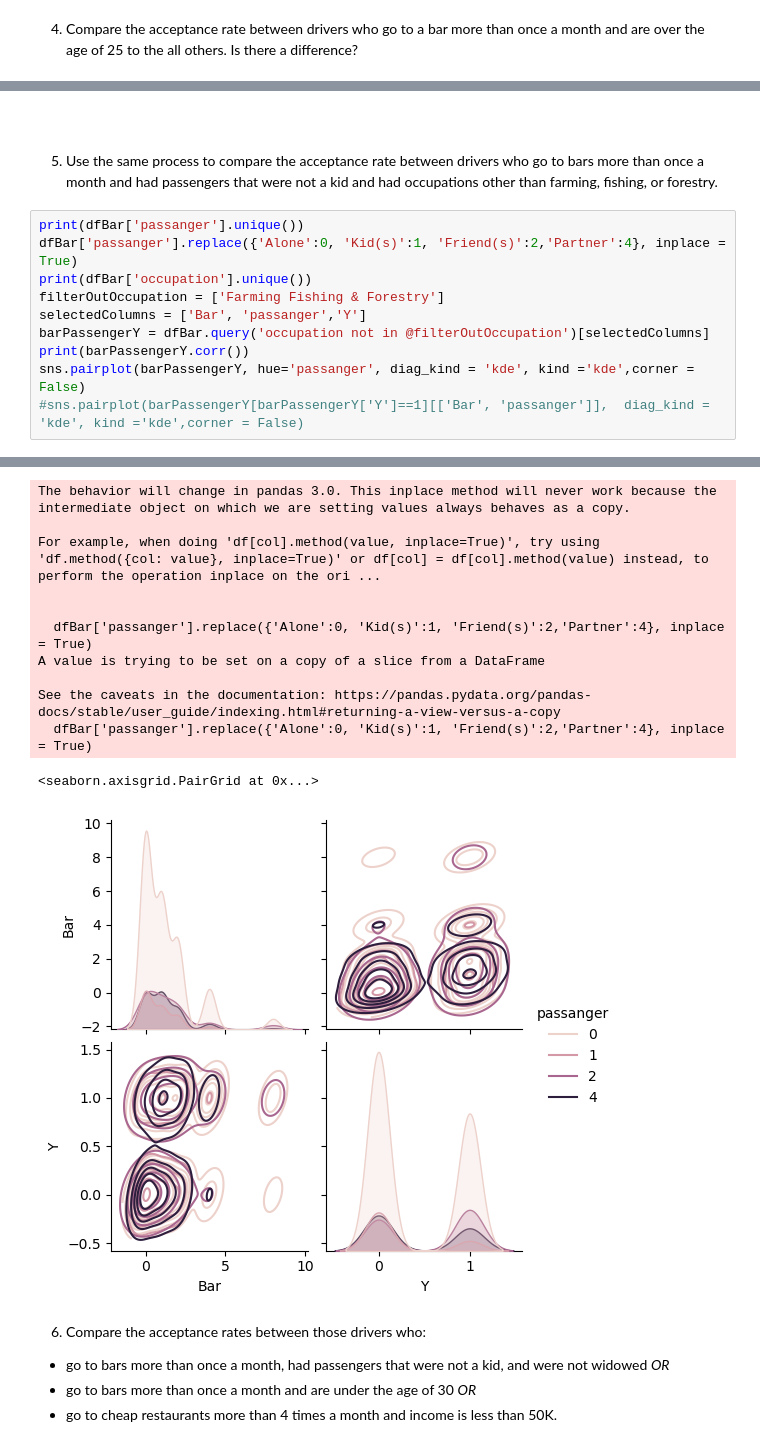
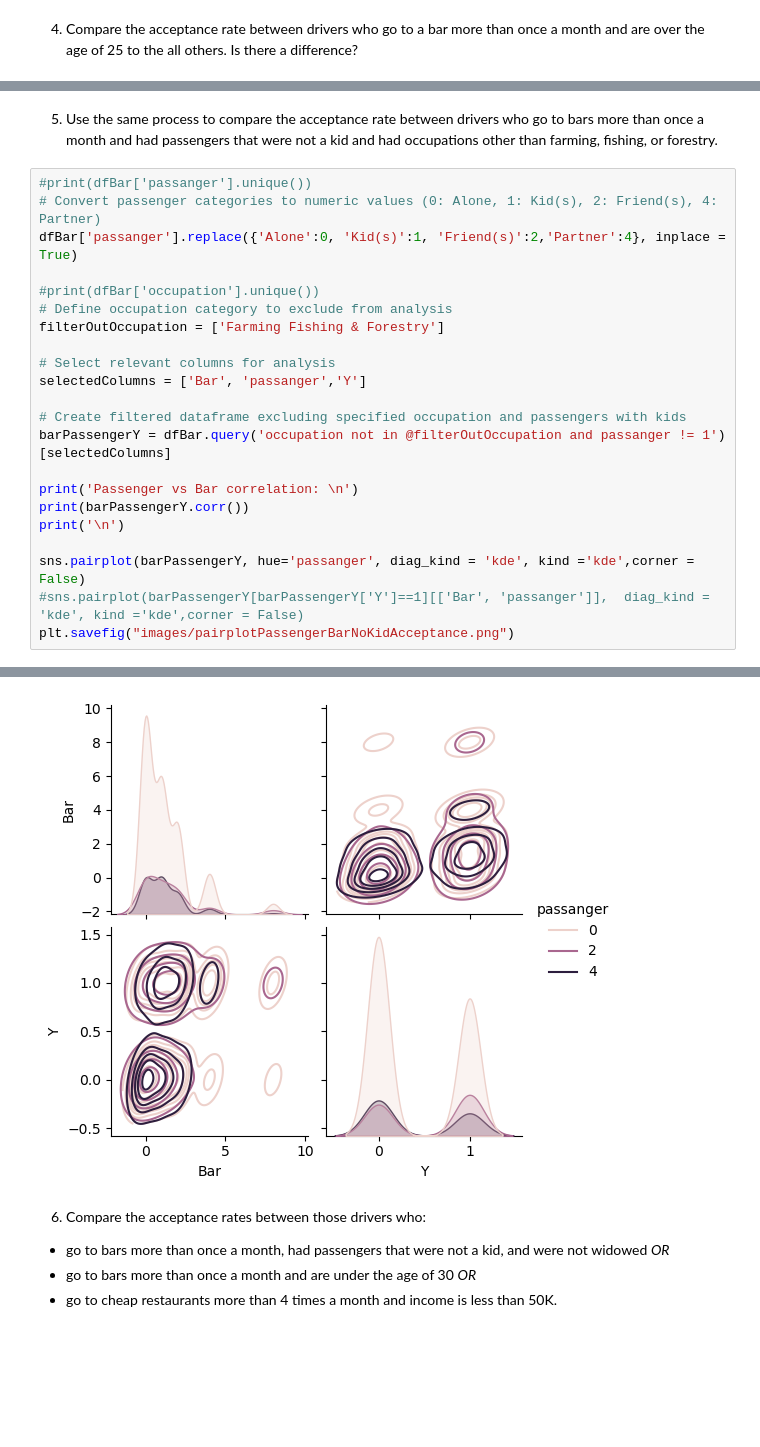
Before and after one commit to zeino/practical-application-5.1, a Jupyter notebook: prompt.ipynb, the cells around one changed output, grey strips where cells are left out. Saved outputs shown, nothing was run; the diff lists cells and outputs as text; blank space fills up the shorter version.

```diff
--- a/prompt.ipynb
+++ b/prompt.ipynb
@@ -465,16 +475,26 @@ Y   -0.124452  0.355318  1.000000
 [figure]
-# %% [markdown]
-#
 # %% [markdown]
 5. Use the same process to compare the acceptance rate between drivers who go to bars more than once a month and had passengers that were not a kid and had occupations other than farming, fishing, or forestry.
 # %%
-print(dfBar['passanger'].unique())
+#print(dfBar['passanger'].unique())
+# Convert passenger categories to numeric values (0: Alone, 1: Kid(s), 2: Friend(s), 4: Partner)
 dfBar['passanger'].replace({'Alone':0, 'Kid(s)':1, 'Friend(s)':2,'Partner':4}, inplace = True)
-print(dfBar['occupation'].unique())
+
+#print(dfBar['occupation'].unique())
+# Define occupation category to exclude from analysis
 filterOutOccupation = ['Farming Fishing & Forestry']
+
+# Select relevant columns for analysis
 selectedColumns = ['Bar', 'passanger','Y']
-barPassengerY = dfBar.query('occupation not in @filterOutOccupation')[selectedColumns]
+
+# Create filtered dataframe excluding specified occupation and passengers with kids
+barPassengerY = dfBar.query('occupation not in @filterOutOccupation and passanger != 1')[selectedColumns]
+
+print('Passenger vs Bar correlation: \n')
 print(barPassengerY.corr())
+print('\n')
+
 sns.pairplot(barPassengerY, hue='passanger', diag_kind = 'kde', kind ='kde',corner = False)
 #sns.pairplot(barPassengerY[barPassengerY['Y']==1][['Bar', 'passanger']],  diag_kind = 'kde', kind ='kde',corner = False)
+plt.savefig("images/pairplotPassengerBarNoKidAcceptance.png")
 # %% [output]
@@ -497,15 +507,4 @@ Y          0.355313   0.026511  1.000000
-The behavior will change in pandas 3.0. This inplace method will never work because the intermediate object on which we are setting values always behaves as a copy.
-
-For example, when doing 'df[col].method(value, inplace=True)', try using 'df.method({col: value}, inplace=True)' or df[col] = df[col].method(value) instead, to perform the operation inplace on the ori ...
-
-
-  dfBar['passanger'].replace({'Alone':0, 'Kid(s)':1, 'Friend(s)':2,'Partner':4}, inplace = True)
-A value is trying to be set on a copy of a slice from a DataFrame
-
-See the caveats in the documentation: https://pandas.pydata.org/pandas-docs/stable/user_guide/indexing.html#returning-a-view-versus-a-copy
-  dfBar['passanger'].replace({'Alone':0, 'Kid(s)':1, 'Friend(s)':2,'Partner':4}, inplace = True)
-<seaborn.axisgrid.PairGrid at 0x...>
-[figure, old version]
+[figure, new version]
 # %% [markdown]
 6. Compare the acceptance rates between those drivers who:
 
```
Also changed, not shown: parts of 24 cells of this notebook, 13 other files.
